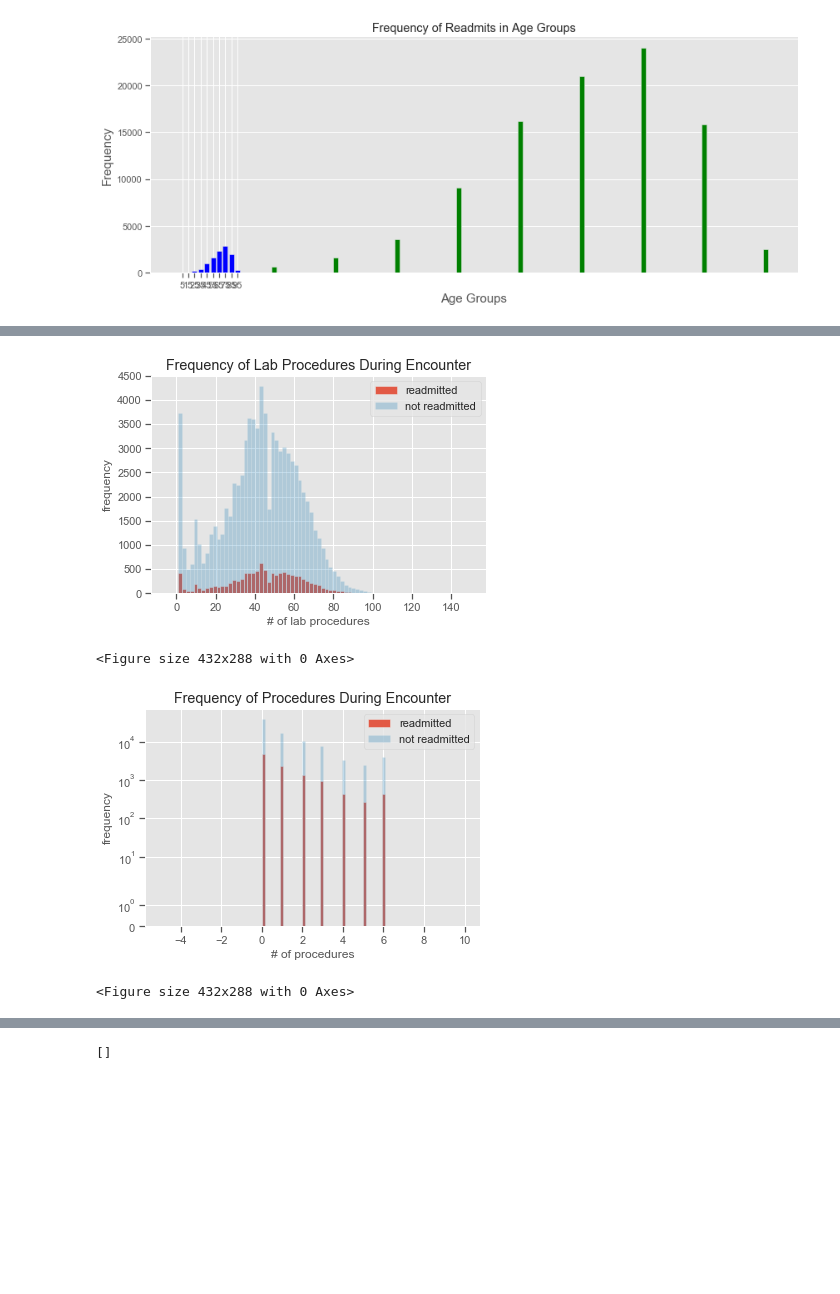
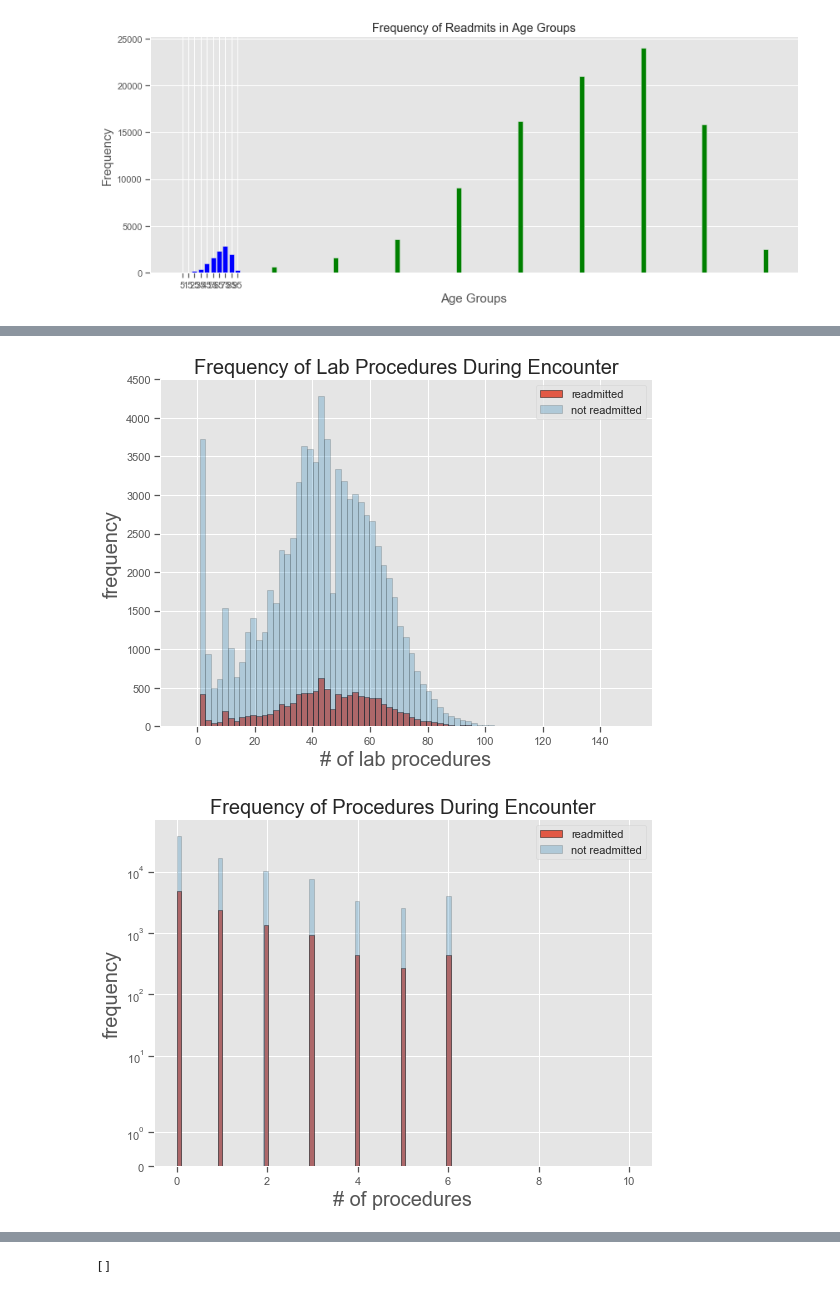
Before and after one commit to clstaub/Predicting_Hospital_Readmissions, a Jupyter notebook: src/notebooks/Preprocessing_EDA.ipynb, the cells around one changed output, grey strips where cells are left out. Saved outputs shown, nothing was run; the diff lists cells and outputs as text; code cells hidden in the pictures; blank space fills up the shorter version.

```diff
--- a/src/notebooks/Preprocessing_EDA.ipynb
+++ b/src/notebooks/Preprocessing_EDA.ipynb
@@ -391,37 +413,35 @@ plt.savefig('img/hospital_days.png')
 # %%
 readmit = readmitsdf['num_lab_procedures']
 nonreadmit = negdf['num_lab_procedures']
 bins = np.linspace(-5,150,80)
-plt.hist(readmit, bins, alpha=0.9, label='readmitted')
-plt.hist(nonreadmit, bins, alpha=0.3, label='not readmitted')
-plt.legend(loc='upper right')
+fig,ax = plt.subplots(figsize=(8,6))
+ax.hist(readmit, bins, alpha=0.9, label='readmitted', edgecolor='black')
+ax.hist(nonreadmit, bins, alpha=0.3, label='not readmitted',edgecolor='black')
+ax.legend(loc='upper right')
 # plt.yscale('symlog')
-plt.xlabel('# of lab procedures')
-plt.ylabel('frequency')
-plt.title('Frequency of Lab Procedures During Encounter')
-plt.show()
-plt.savefig('img/lab_procedures.png')
+plt.xlabel('# of lab procedures', fontsize=20)
+plt.ylabel('frequency', fontsize=20)
+plt.title('Frequency of Lab Procedures During Encounter', fontsize=20)
+plt.savefig('/Users/claudiostaub/galvanize/capstones/Predicting_Hospital_Readmissions/img/lab_procedures.png')
 plt.tight_layout()
 # %% [output]
-[figure, old version]
+[figure, new version]
-<Figure size 432x288 with 0 Axes>
 # %%
 readmit = readmitsdf['num_procedures']
 nonreadmit = negdf['num_procedures']
-bins = np.linspace(-5,10,100)
-plt.hist(readmit, bins, alpha=0.9, label='readmitted')
-plt.hist(nonreadmit, bins, alpha=0.3, label='not readmitted')
-plt.legend(loc='upper right')
+bins = np.linspace(0,10,100)
+fig,ax = plt.subplots(figsize=(8,6))
+ax.hist(readmit, bins, alpha=0.9, label='readmitted', edgecolor='black')
+ax.hist(nonreadmit, bins, alpha=0.3, label='not readmitted',edgecolor='black')
+ax.legend(loc='upper right')
 plt.yscale('symlog')
-plt.xlabel('# of procedures')
-plt.ylabel('frequency')
-plt.title('Frequency of Procedures During Encounter')
-plt.show()
-plt.savefig('img/procedures.png')
+plt.xlabel('# of procedures',fontsize=20)
+plt.ylabel('frequency',fontsize=20)
+plt.title('Frequency of Procedures During Encounter',fontsize=20)
+plt.savefig('/Users/claudiostaub/galvanize/capstones/Predicting_Hospital_Readmissions/img/procedures.png')
 plt.tight_layout()
 # %% [output]
-[figure, old version]
+[figure, new version]
-<Figure size 432x288 with 0 Axes>
 # %%
 readmit = readmitsdf['num_medications']
 nonreadmit = negdf['num_medications']
```
Also changed, not shown: parts of 15 cells of this notebook, 1 other file.
